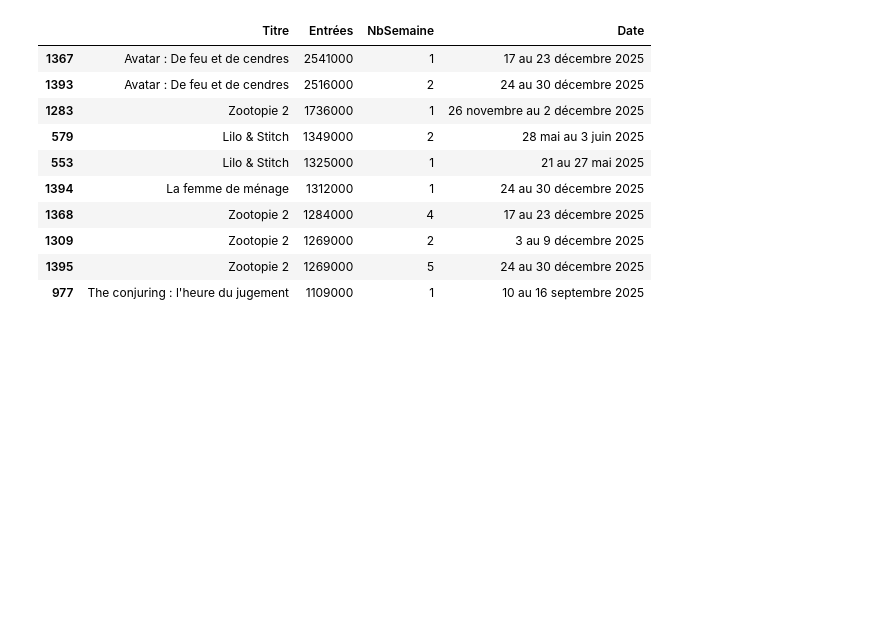
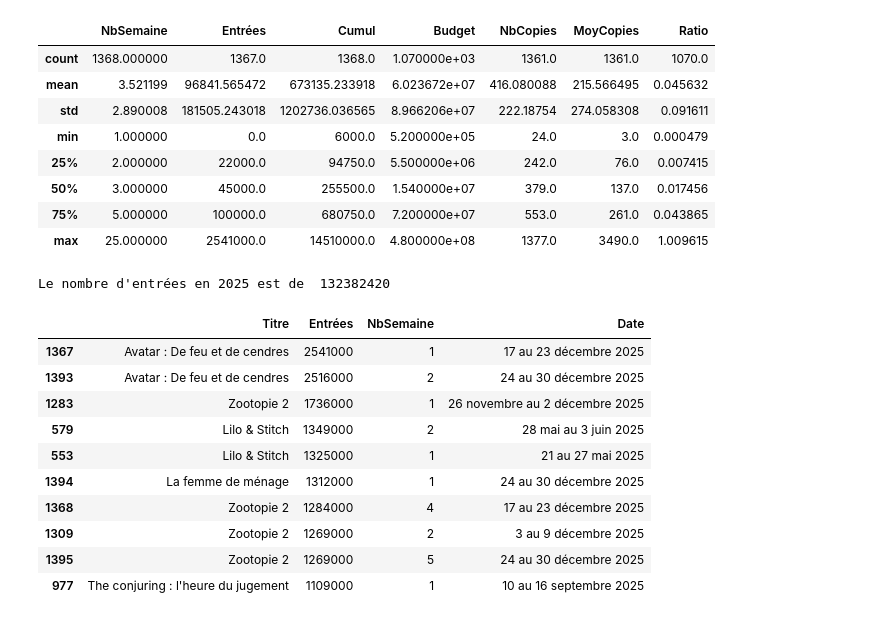
Before and after one commit to GuillaumeLePage22/GuillaumeLePage22.github.io, a Jupyter notebook: assets/Python/Untitled.ipynb, the cells around one changed output. Saved outputs shown, nothing was run; the diff lists cells and outputs as text; code cells hidden in the pictures; blank space fills up the shorter version.

```diff
--- a/assets/Python/Untitled.ipynb
+++ b/assets/Python/Untitled.ipynb
@@ -137,3 +154,21 @@ memory usage: 122.9+ KB
+# %%
+#Nous pouvons avoir un premier aperçu des statistiques descriptives du DataFrame
+BoxOffice.describe()
+# %% [output]
+|  | NbSemaine | Entrées | Cumul | Budget | NbCopies | MoyCopies | Ratio |
+| count | 1368.000000 | 1367.0 | 1368.0 | 1.070000e+03 | 1361.0 | 1361.0 | 1070.0 |
+| mean | 3.521199 | 96841.565472 | 673135.233918 | 6.023672e+07 | 416.080088 | 215.566495 | 0.045632 |
+| std | 2.890008 | 181505.243018 | 1202736.036565 | 8.966206e+07 | 222.18754 | 274.058308 | 0.091611 |
+| min | 1.000000 | 0.0 | 6000.0 | 5.200000e+05 | 24.0 | 3.0 | 0.000479 |
+| 25% | 2.000000 | 22000.0 | 94750.0 | 5.500000e+06 | 242.0 | 76.0 | 0.007415 |
+| 50% | 3.000000 | 45000.0 | 255500.0 | 1.540000e+07 | 379.0 | 137.0 | 0.017456 |
+| 75% | 5.000000 | 100000.0 | 680750.0 | 7.200000e+07 | 553.0 | 261.0 | 0.043865 |
+| max | 25.000000 | 2541000.0 | 14510000.0 | 4.800000e+08 | 1377.0 | 3490.0 | 1.009615 |
+# %%
+#Quel est le nombre d'entrées en 2025 ?
+print("Le nombre d'entrées en 2025 est de ",BoxOffice['Entrées'].sum())
+# %% [output]
+Le nombre d'entrées en 2025 est de  132382420
 # %%
 #Quels films ont fait le plus d'entrées en une semaine ?
 BoxOffice[BoxOffice['Entrées'] != np.nan][['Titre','Entrées','NbSemaine','Date']].sort_values('Entrées', ascending=False).head(10)
```
Also changed, not shown: parts of 20 cells of this notebook.
